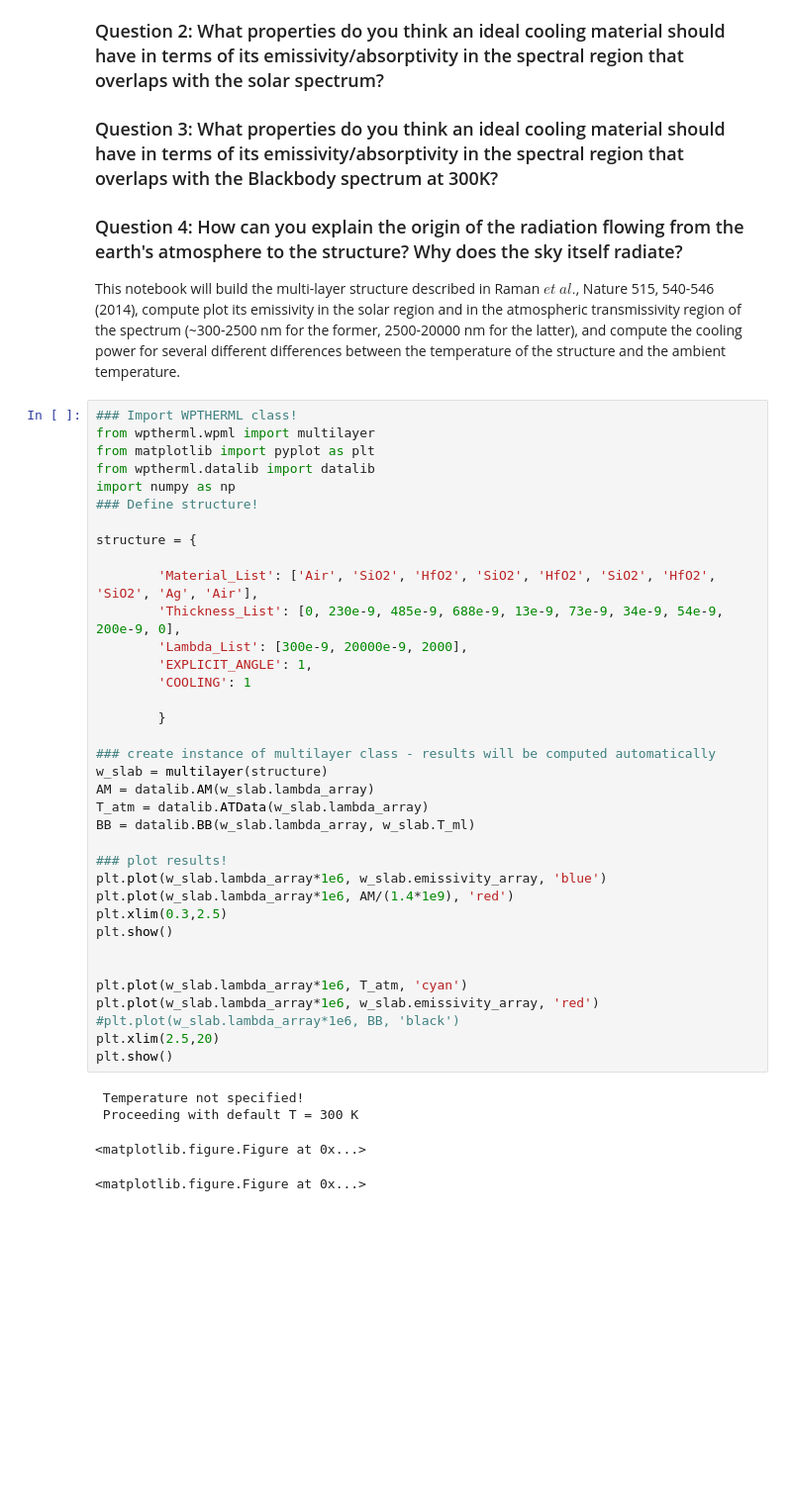
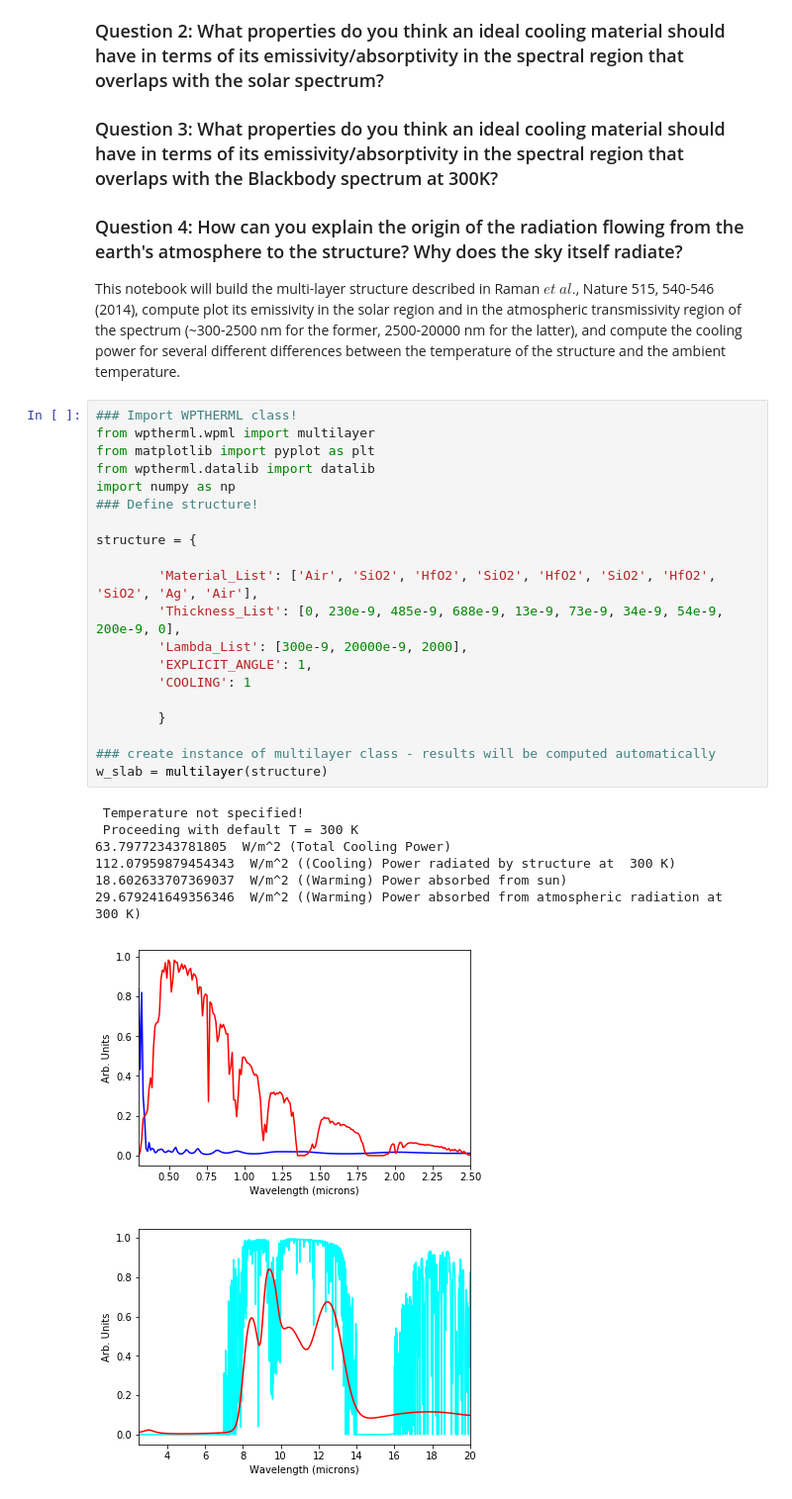
Before and after one commit to FoleyLab/wptherml_v1.0.0, a Jupyter notebook: How_Cool_is_That.ipynb, the cells around one changed output. Shown: that part at 99% size. Drawn from its saved outputs; the diff is of its cells as text; blank space fills up the shorter version.

Commit message:
updated wpml with auto-plotting

```diff
--- a/How_Cool_is_That.ipynb
+++ b/How_Cool_is_That.ipynb
@@ -41,41 +41,29 @@ This notebook will build the multi-layer structure described in Raman $et$ $al.$
 # %%
 ### Import WPTHERML class!
 from wptherml.wpml import multilayer
 from matplotlib import pyplot as plt
 from wptherml.datalib import datalib
 import numpy as np
 ### Define structure!
 
 structure = {
 
         'Material_List': ['Air', 'SiO2', 'HfO2', 'SiO2', 'HfO2', 'SiO2', 'HfO2', 'SiO2', 'Ag', 'Air'],
         'Thickness_List': [0, 230e-9, 485e-9, 688e-9, 13e-9, 73e-9, 34e-9, 54e-9, 200e-9, 0],
         'Lambda_List': [300e-9, 20000e-9, 2000],
         'EXPLICIT_ANGLE': 1,
         'COOLING': 1
 
         }
 
 ### create instance of multilayer class - results will be computed automatically
 w_slab = multilayer(structure)
-AM = datalib.AM(w_slab.lambda_array)
-T_atm = datalib.ATData(w_slab.lambda_array)
-BB = datalib.BB(w_slab.lambda_array, w_slab.T_ml)
-
-### plot results!
-plt.plot(w_slab.lambda_array*1e6, w_slab.emissivity_array, 'blue')
-plt.plot(w_slab.lambda_array*1e6, AM/(1.4*1e9), 'red')
-plt.xlim(0.3,2.5)
-plt.show()
-
-
-plt.plot(w_slab.lambda_array*1e6, T_atm, 'cyan')
-plt.plot(w_slab.lambda_array*1e6, w_slab.emissivity_array, 'red')
-#plt.plot(w_slab.lambda_array*1e6, BB, 'black')
-plt.xlim(2.5,20)
-plt.show()
 # %% [output]
  Temperature not specified!
  Proceeding with default T = 300 K
+63.79772343781805  W/m^2 (Total Cooling Power)
+112.07959879454343  W/m^2 ((Cooling) Power radiated by structure at  300 K)
+18.602633707369037  W/m^2 ((Warming) Power absorbed from sun)
+29.679241649356346  W/m^2 ((Warming) Power absorbed from atmospheric radiation at  300 K)
-<matplotlib.figure.Figure at 0x...>
-<matplotlib.figure.Figure at 0x...>
+[figure, added]
+[figure, added]
```
Also changed, not shown: parts of 4 cells of this notebook, 1 other file.
